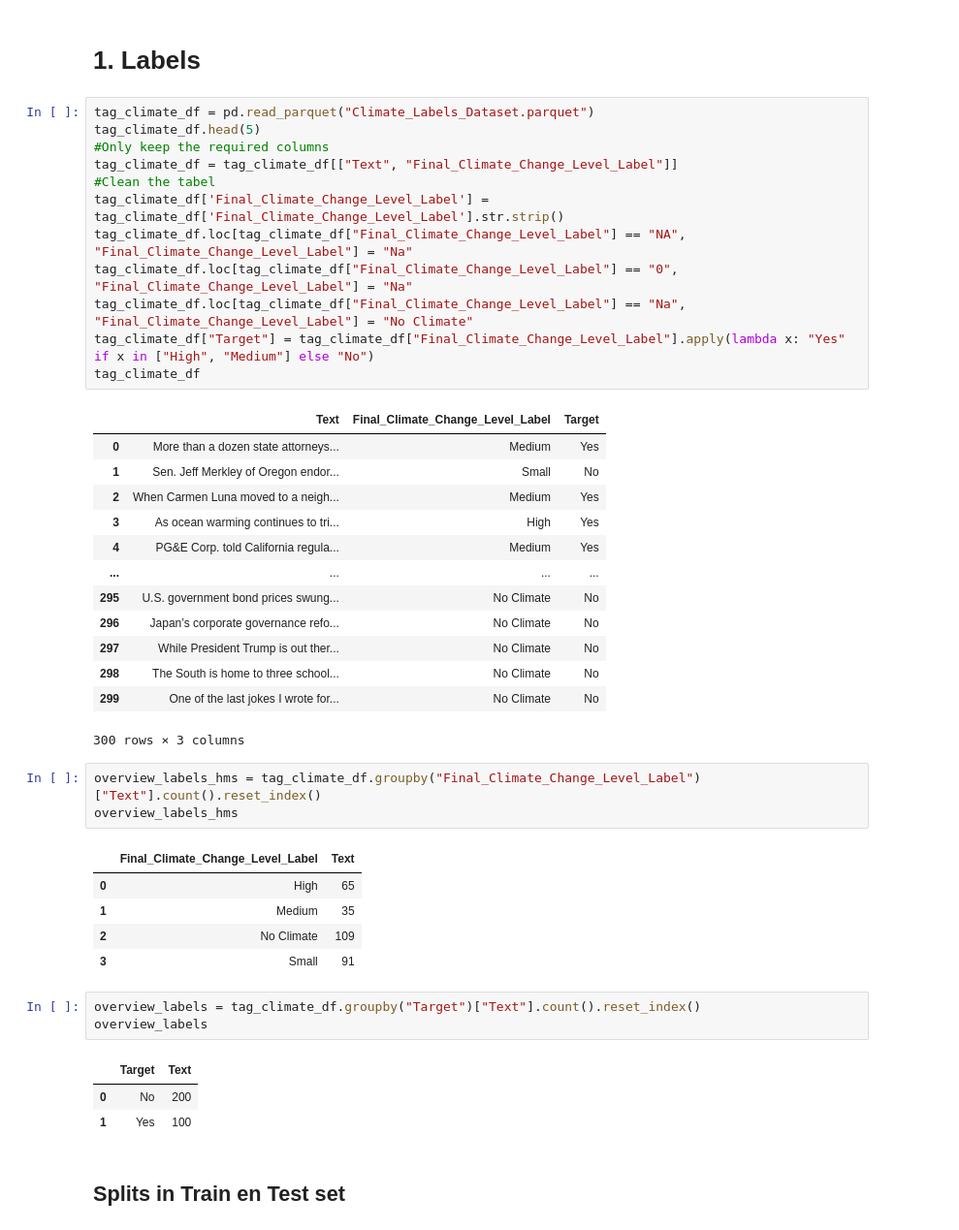
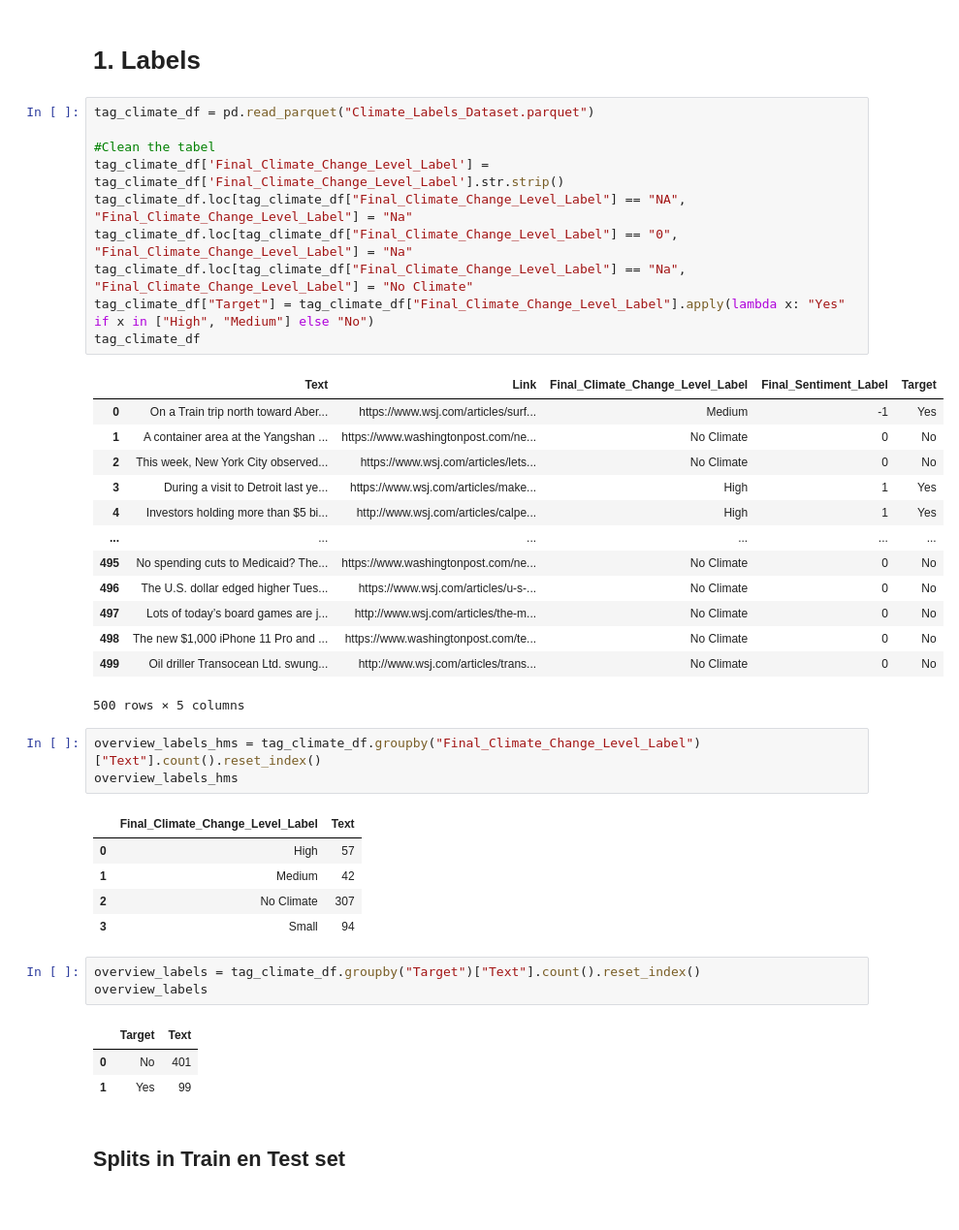
Before and after one commit to TBoedt/Constructing-A-Climate-Change-Concern-Index-Based-Upon-US-Newspaper-Articles, a Jupyter notebook: Classification.ipynb, the cells around one changed output. Shown at 97% size. Cells and saved outputs as stored; diff of their text form.

```diff
--- a/Classification.ipynb
+++ b/Classification.ipynb
@@ -269,46 +302,44 @@ def get_metrics_df_hugging_face(text_df, text_column, model, tokens, model_name)
 # 1. Labels
 # %%
 tag_climate_df = pd.read_parquet("Climate_Labels_Dataset.parquet")
-tag_climate_df.head(5)
-#Only keep the required columns
-tag_climate_df = tag_climate_df[["Text", "Final_Climate_Change_Level_Label"]]
+
 #Clean the tabel
 tag_climate_df['Final_Climate_Change_Level_Label'] = tag_climate_df['Final_Climate_Change_Level_Label'].str.strip()
 tag_climate_df.loc[tag_climate_df["Final_Climate_Change_Level_Label"] == "NA", "Final_Climate_Change_Level_Label"] = "Na"
 tag_climate_df.loc[tag_climate_df["Final_Climate_Change_Level_Label"] == "0", "Final_Climate_Change_Level_Label"] = "Na"
 tag_climate_df.loc[tag_climate_df["Final_Climate_Change_Level_Label"] == "Na", "Final_Climate_Change_Level_Label"] = "No Climate"
 tag_climate_df["Target"] = tag_climate_df["Final_Climate_Change_Level_Label"].apply(lambda x: "Yes" if x in ["High", "Medium"] else "No")
 tag_climate_df
 # %% [output]
-|  | Text | Final_Climate_Change_Level_Label | Target |
-| 0 | More than a dozen state attorneys... | Medium | Yes |
-| 1 | Sen. Jeff Merkley of Oregon endor... | Small | No |
-| 2 | When Carmen Luna moved to a neigh... | Medium | Yes |
-| 3 | As ocean warming continues to tri... | High | Yes |
-| 4 | PG&E Corp. told California regula... | Medium | Yes |
-| ... | ... | ... | ... |
-| 295 | U.S. government bond prices swung... | No Climate | No |
-| 296 | Japan’s corporate governance refo... | No Climate | No |
-| 297 | While President Trump is out ther... | No Climate | No |
-| 298 | The South is home to three school... | No Climate | No |
-| 299 | One of the last jokes I wrote for... | No Climate | No |
+|  | Text | Link | Final_Climate_Change_Level_Label | Final_Sentiment_Label | Target |
+| 0 | On a Train trip north toward Aber... | https://www.wsj.com/articles/surf... | Medium | -1 | Yes |
+| 1 | A container area at the Yangshan ... | https://www.washingtonpost.com/ne... | No Climate | 0 | No |
+| 2 | This week, New York City observed... | https://www.wsj.com/articles/lets... | No Climate | 0 | No |
+| 3 | During a visit to Detroit last ye... | https://www.wsj.com/articles/make... | High | 1 | Yes |
+| 4 | Investors holding more than $5 bi... | http://www.wsj.com/articles/calpe... | High | 1 | Yes |
+| ... | ... | ... | ... | ... | ... |
+| 495 | No spending cuts to Medicaid? The... | https://www.washingtonpost.com/ne... | No Climate | 0 | No |
+| 496 | The U.S. dollar edged higher Tues... | https://www.wsj.com/articles/u-s-... | No Climate | 0 | No |
+| 497 | Lots of today’s board games are j... | http://www.wsj.com/articles/the-m... | No Climate | 0 | No |
+| 498 | The new $1,000 iPhone 11 Pro and ... | https://www.washingtonpost.com/te... | No Climate | 0 | No |
+| 499 | Oil driller Transocean Ltd. swung... | http://www.wsj.com/articles/trans... | No Climate | 0 | No |
-300 rows × 3 columns
+500 rows × 5 columns
 # %%
 overview_labels_hms = tag_climate_df.groupby("Final_Climate_Change_Level_Label")["Text"].count().reset_index()
 overview_labels_hms
 # %% [output]
 |  | Final_Climate_Change_Level_Label | Text |
-| 0 | High | 65 |
-| 1 | Medium | 35 |
-| 2 | No Climate | 109 |
-| 3 | Small | 91 |
+| 0 | High | 57 |
+| 1 | Medium | 42 |
+| 2 | No Climate | 307 |
+| 3 | Small | 94 |
 # %%
 overview_labels = tag_climate_df.groupby("Target")["Text"].count().reset_index()
 overview_labels
 # %% [output]
 |  | Target | Text |
-| 0 | No | 200 |
-| 1 | Yes | 100 |
+| 0 | No | 401 |
+| 1 | Yes | 99 |
 # %% [markdown]
 ## Splits in Train en Test set
 # %%
```
Also changed, not shown: parts of 46 cells of this notebook, 54 other files.
